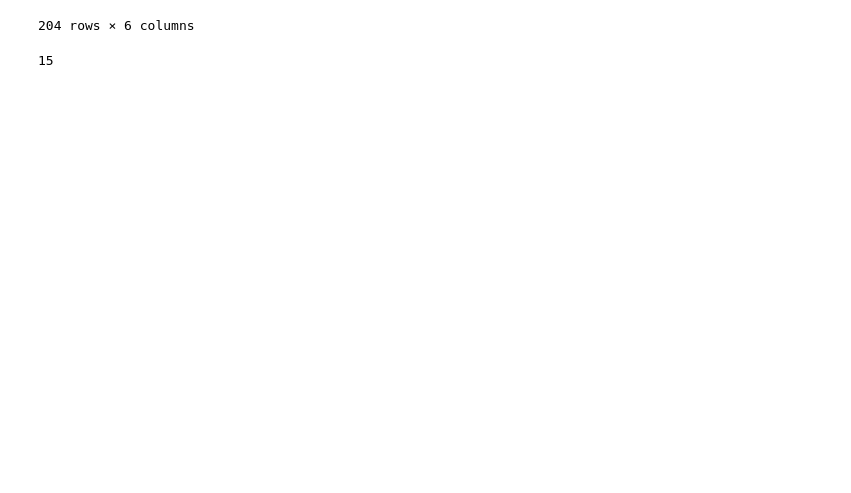
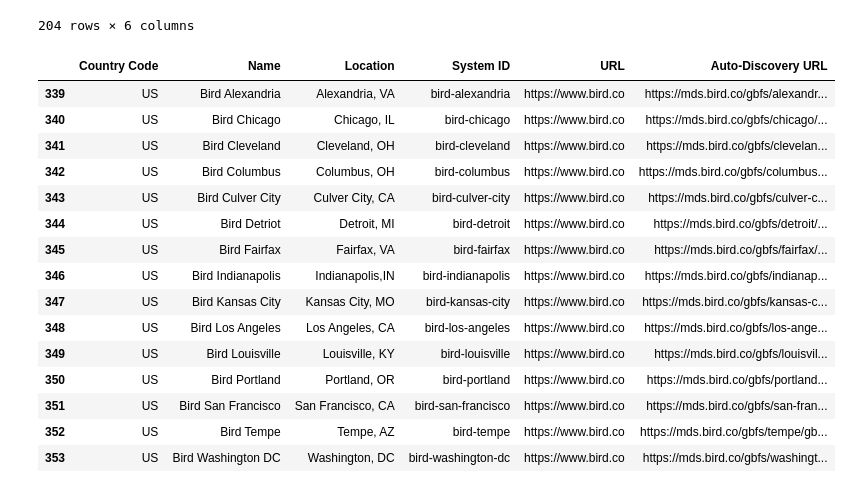
Before and after one commit to adriana-icasiano/project-1, a Jupyter notebook: DATA/bird-us-cities/starter_escoot_project.ipynb, the cells around one changed output. Cells and saved outputs as stored; diff of their text form; code cells hidden in the pictures; blank space fills up the shorter version.

```diff
--- a/DATA/bird-us-cities/starter_escoot_project.ipynb
+++ b/DATA/bird-us-cities/starter_escoot_project.ipynb
@@ -46,10 +46,26 @@ us_data
 # %%
 #getting data for bird and lime escooter
 data_scoot = us_data.loc[us_data['System ID'].str.contains("bird", case=False)]
 len(data_scoot)
 #data_scoot
+data_scoot
 # %% [output]
-15
+|  | Country Code | Name | Location | System ID | URL | Auto-Discovery URL |
+| 339 | US | Bird Alexandria | Alexandria, VA | bird-alexandria | https://www.bird.co | https://mds.bird.co/gbfs/alexandr... |
+| 340 | US | Bird Chicago | Chicago, IL | bird-chicago | https://www.bird.co | https://mds.bird.co/gbfs/chicago/... |
+| 341 | US | Bird Cleveland | Cleveland, OH | bird-cleveland | https://www.bird.co | https://mds.bird.co/gbfs/clevelan... |
+| 342 | US | Bird Columbus | Columbus, OH | bird-columbus | https://www.bird.co | https://mds.bird.co/gbfs/columbus... |
+| 343 | US | Bird Culver City | Culver City, CA | bird-culver-city | https://www.bird.co | https://mds.bird.co/gbfs/culver-c... |
+| 344 | US | Bird Detriot | Detroit, MI | bird-detroit | https://www.bird.co | https://mds.bird.co/gbfs/detroit/... |
+| 345 | US | Bird Fairfax | Fairfax, VA | bird-fairfax | https://www.bird.co | https://mds.bird.co/gbfs/fairfax/... |
+| 346 | US | Bird Indianapolis | Indianapolis,IN | bird-indianapolis | https://www.bird.co | https://mds.bird.co/gbfs/indianap... |
+| 347 | US | Bird Kansas City | Kansas City, MO | bird-kansas-city | https://www.bird.co | https://mds.bird.co/gbfs/kansas-c... |
+| 348 | US | Bird Los Angeles | Los Angeles, CA | bird-los-angeles | https://www.bird.co | https://mds.bird.co/gbfs/los-ange... |
+| 349 | US | Bird Louisville | Louisville, KY | bird-louisville | https://www.bird.co | https://mds.bird.co/gbfs/louisvil... |
+| 350 | US | Bird Portland | Portland, OR | bird-portland | https://www.bird.co | https://mds.bird.co/gbfs/portland... |
+| 351 | US | Bird San Francisco | San Francisco, CA | bird-san-francisco | https://www.bird.co | https://mds.bird.co/gbfs/san-fran... |
+| 352 | US | Bird Tempe | Tempe, AZ | bird-tempe | https://www.bird.co | https://mds.bird.co/gbfs/tempe/gb... |
+| 353 | US | Bird Washington DC | Washington, DC | bird-washington-dc | https://www.bird.co | https://mds.bird.co/gbfs/washingt... |
 # %%
 #getting latitudes and longitudes for city as well as coordinates of bird scooters in each cities
 coord_length=[]
```
Also changed, not shown: parts of 6 cells of this notebook.
